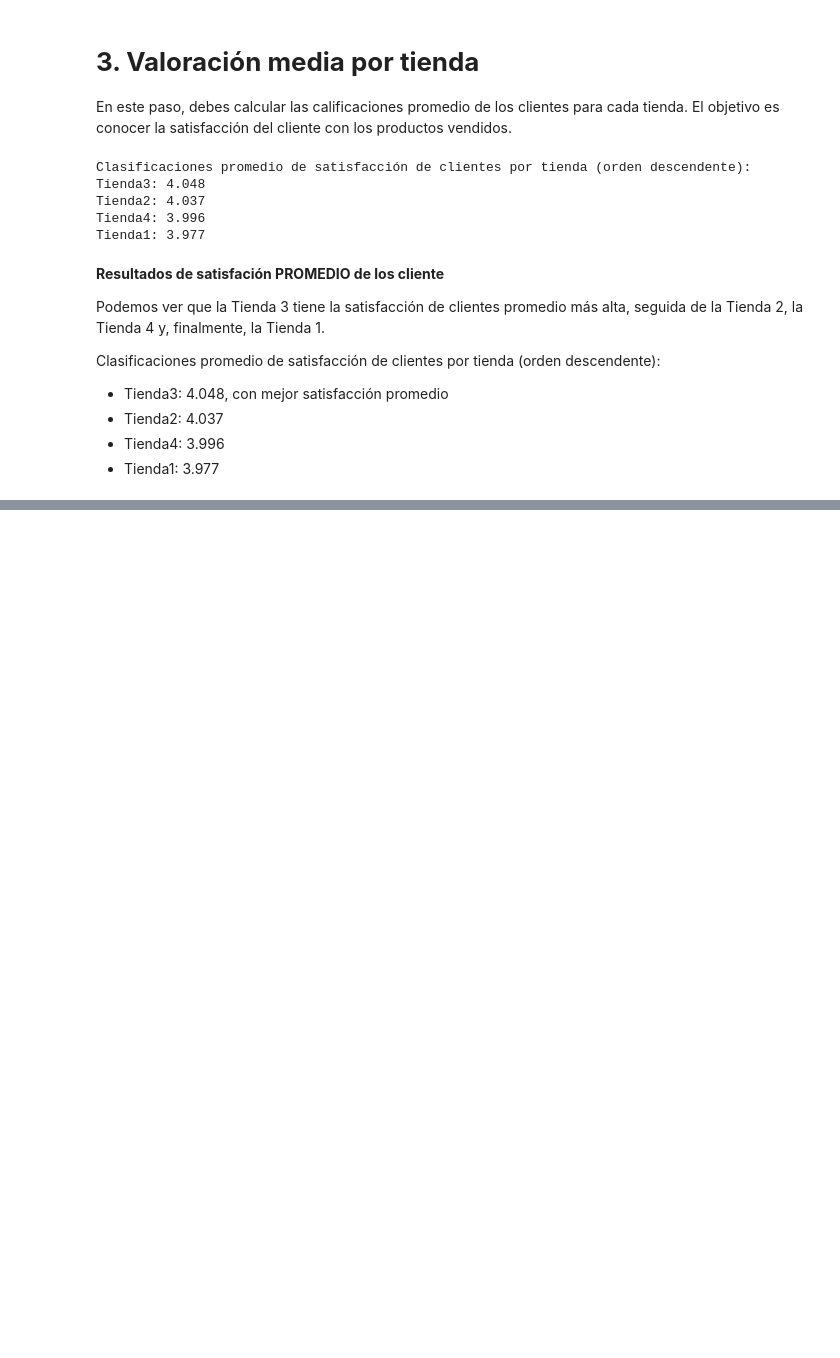
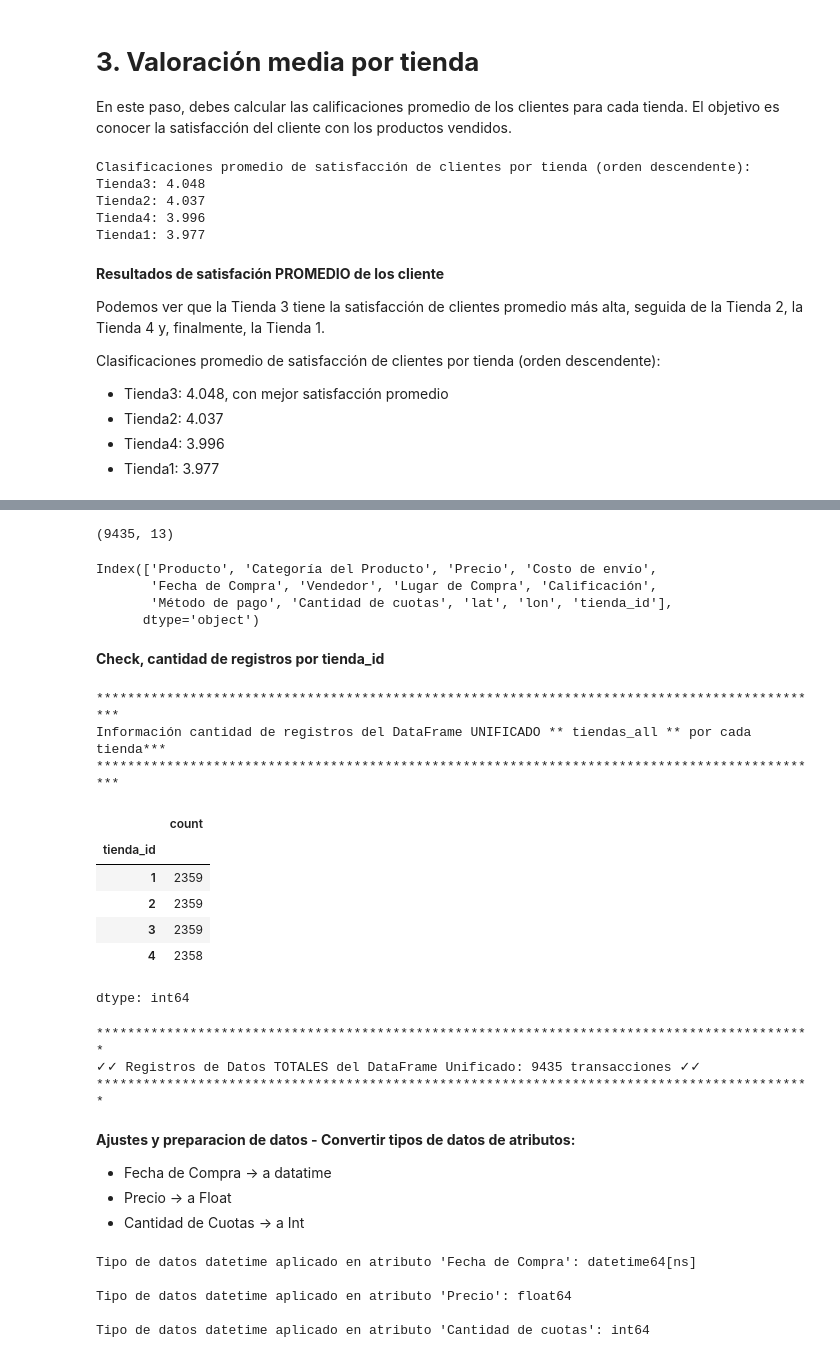
Before and after one commit to jpraden/Challenge-DataScience-AluraLatamStore, a Jupyter notebook: AluraStoreLatam.ipynb, the cells around one changed output, grey strips where cells are left out. Cells and saved outputs as stored; diff of their text form; code cells hidden in the pictures; blank space fills up the shorter version.

```diff
--- a/AluraStoreLatam.ipynb
+++ b/AluraStoreLatam.ipynb
@@ -459,0 +536,61 @@ Clasificaciones promedio de satisfacción de clientes por tienda (orden descende
+# %%
+tiendas_all.shape
+# %% [output]
+(9435, 13)
+# %%
+tiendas_all.columns
+# %% [output]
+Index(['Producto', 'Categoría del Producto', 'Precio', 'Costo de envío',
+       'Fecha de Compra', 'Vendedor', 'Lugar de Compra', 'Calificación',
+       'Método de pago', 'Cantidad de cuotas', 'lat', 'lon', 'tienda_id'],
+      dtype='object')
+# %% [markdown]
+**Check, cantidad de registros por tienda_id**
+# %%
+print("**********************************************************************************************")
+print("Información cantidad de registros del DataFrame UNIFICADO ** tiendas_all ** por cada tienda***")
+print("**********************************************************************************************")
+tiendas_all['tienda_id'].value_counts()
+# %% [output]
+**********************************************************************************************
+Información cantidad de registros del DataFrame UNIFICADO ** tiendas_all ** por cada tienda***
+**********************************************************************************************
+|  | count |
+| tienda_id |  |
+| 1 | 2359 |
+| 2 | 2359 |
+| 3 | 2359 |
+| 4 | 2358 |
+dtype: int64
+# %%
+#Comprobando cantidad de registros cargados en tiendas_all
+print("********************************************************************************************")
+print(f'✓✓ Registros de Datos TOTALES del DataFrame Unificado: {len(tiendas_all)} transacciones ✓✓')
+print("********************************************************************************************")
+# %% [output]
+********************************************************************************************
+✓✓ Registros de Datos TOTALES del DataFrame Unificado: 9435 transacciones ✓✓
+********************************************************************************************
+# %% [markdown]
+**Ajustes y preparacion de datos - Convertir tipos de datos de atributos:**
+- Fecha de Compra    -> a datatime
+- Precio             -> a Float
+- Cantidad de Cuotas -> a Int
+# %%
+#Se recomienda hacer una copia si una operación puede modificar el df original
+tienda_df_copy = tiendas_all.copy() # Realizar una copia si una operación puede modificar el df original
+tiendas_all['Fecha de Compra'] = pd.to_datetime(tiendas_all['Fecha de Compra'],dayfirst= True)
+print(f"\nTipo de datos datetime aplicado en atributo 'Fecha de Compra': {tiendas_all['Fecha de Compra'].dtype}") # Usando tiendas_all para astype
+
+tienda_df_copy = tiendas_all.copy() # Realizar una copia si una operación puede modificar el df original
+tienda_df_copy['Precio'] = tiendas_all['Precio'].astype(float)
+print(f"\nTipo de datos datetime aplicado en atributo 'Precio': {tiendas_all['Precio'].dtype}")
+
+tienda_df_copy['Cantidad de cuotas'] = tiendas_all['Cantidad de cuotas'].astype(int) # Usando tiendas_all para astype
+print(f"\nTipo de datos datetime aplicado en atributo 'Cantidad de cuotas': {tiendas_all['Cantidad de cuotas'].dtype}")
+# %% [output]
+Tipo de datos datetime aplicado en atributo 'Fecha de Compra': datetime64[ns]
+
+Tipo de datos datetime aplicado en atributo 'Precio': float64
+
+Tipo de datos datetime aplicado en atributo 'Cantidad de cuotas': int64
```
Also changed, not shown: parts of 15 cells of this notebook.
